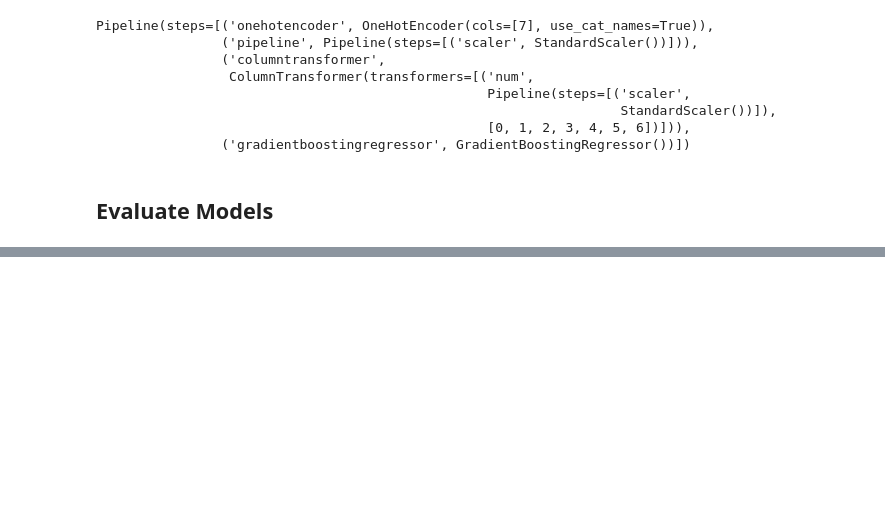
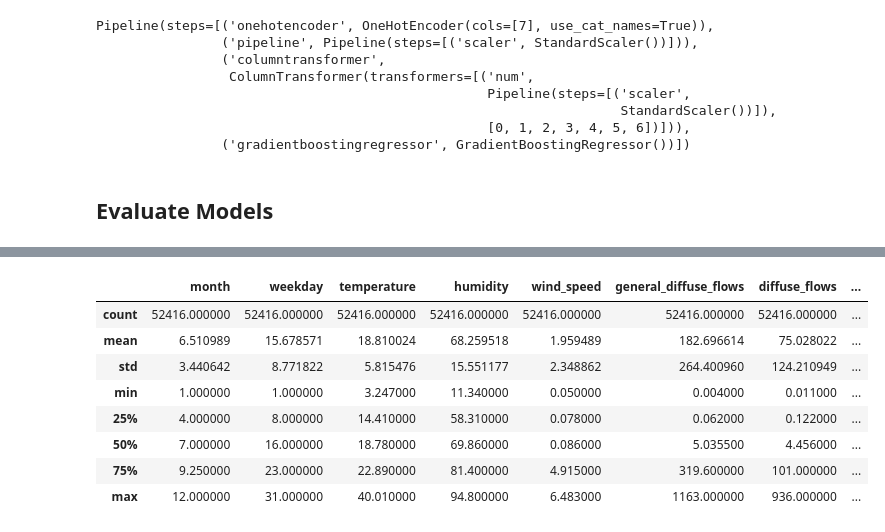
Before and after one commit to Merci93/Electric_Power_Consumption, a Jupyter notebook: Tetouan_Power_Consumption.ipynb, the cells around one changed output, grey strips where cells are left out. Saved outputs shown, nothing was run; the diff lists cells and outputs as text; code cells hidden in the pictures; blank space fills up the shorter version.

```diff
--- a/Tetouan_Power_Consumption.ipynb
+++ b/Tetouan_Power_Consumption.ipynb
@@ -526,3 +535,15 @@ Gradient Boosting Regression results:
 MSE: 13002012.22139147
 RMSE: 3605.83030956692
 R2_SCORE: 0.7056450884759509
+# %%
+data_.describe()
+# %% [output]
+|  | month | weekday | temperature | humidity | wind_speed | general_diffuse_flows | diffuse_flows | ... |
+| count | 52416.000000 | 52416.000000 | 52416.000000 | 52416.000000 | 52416.000000 | 52416.000000 | 52416.000000 | ... |
+| mean | 6.510989 | 15.678571 | 18.810024 | 68.259518 | 1.959489 | 182.696614 | 75.028022 | ... |
+| std | 3.440642 | 8.771822 | 5.815476 | 15.551177 | 2.348862 | 264.400960 | 124.210949 | ... |
+| min | 1.000000 | 1.000000 | 3.247000 | 11.340000 | 0.050000 | 0.004000 | 0.011000 | ... |
+| 25% | 4.000000 | 8.000000 | 14.410000 | 58.310000 | 0.078000 | 0.062000 | 0.122000 | ... |
+| 50% | 7.000000 | 16.000000 | 18.780000 | 69.860000 | 0.086000 | 5.035500 | 4.456000 | ... |
+| 75% | 9.250000 | 23.000000 | 22.890000 | 81.400000 | 4.915000 | 319.600000 | 101.000000 | ... |
+| max | 12.000000 | 31.000000 | 40.010000 | 94.800000 | 6.483000 | 1163.000000 | 936.000000 | ... |
```
Also changed, not shown: parts of 5 cells of this notebook.
